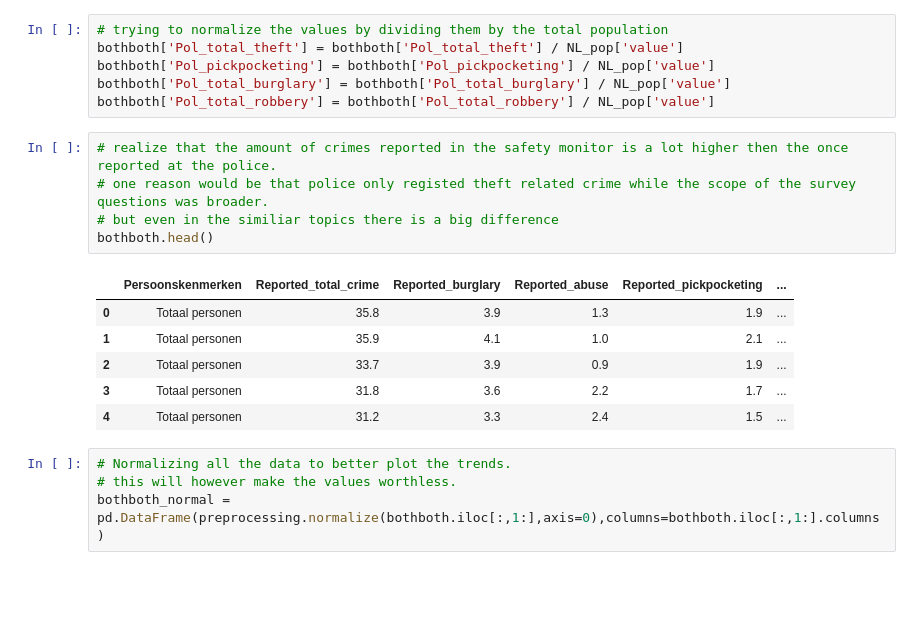
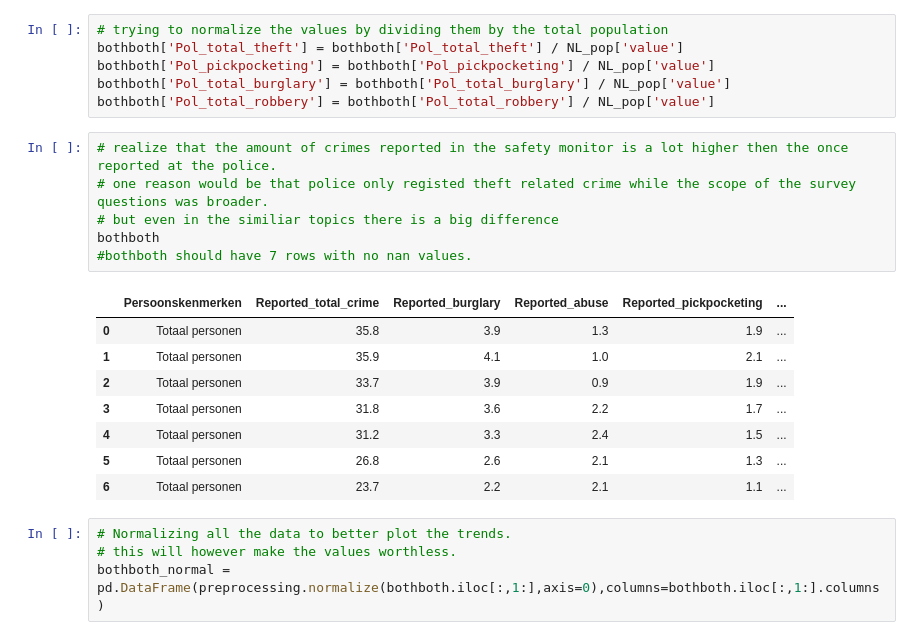
Before and after one commit to rients2/Prog1_Final_Assignment, a Jupyter notebook: Final_Assignment_2021_Rients.ipynb, the cells around one changed output. Drawn from its saved outputs; the diff is of its cells as text; blank space fills up the shorter version.

```diff
--- a/Final_Assignment_2021.ipynb
+++ b/Final_Assignment_2021_Rients.ipynb
@@ -261,15 +293,18 @@ bothboth['Pol_total_robbery'] = bothboth['Pol_total_robbery'] / NL_pop['value']
 # %%
 # realize that the amount of crimes reported in the safety monitor is a lot higher then the once reported at the police.
 # one reason would be that police only registed theft related crime while the scope of the survey questions was broader.
 # but even in the similiar topics there is a big difference
-bothboth.head()
+bothboth
+#bothboth should have 7 rows with no nan values.
 # %% [output]
 |  | Persoonskenmerken | Reported_total_crime | Reported_burglary | Reported_abuse | Reported_pickpocketing | ... |
 | 0 | Totaal personen | 35.8 | 3.9 | 1.3 | 1.9 | ... |
 | 1 | Totaal personen | 35.9 | 4.1 | 1.0 | 2.1 | ... |
 | 2 | Totaal personen | 33.7 | 3.9 | 0.9 | 1.9 | ... |
 | 3 | Totaal personen | 31.8 | 3.6 | 2.2 | 1.7 | ... |
 | 4 | Totaal personen | 31.2 | 3.3 | 2.4 | 1.5 | ... |
+| 5 | Totaal personen | 26.8 | 2.6 | 2.1 | 1.3 | ... |
+| 6 | Totaal personen | 23.7 | 2.2 | 2.1 | 1.1 | ... |
 # %%
 # Normalizing all the data to better plot the trends.
 # this will however make the values worthless.
```
Also changed, not shown: parts of 4 cells of this notebook, 1 other file.
